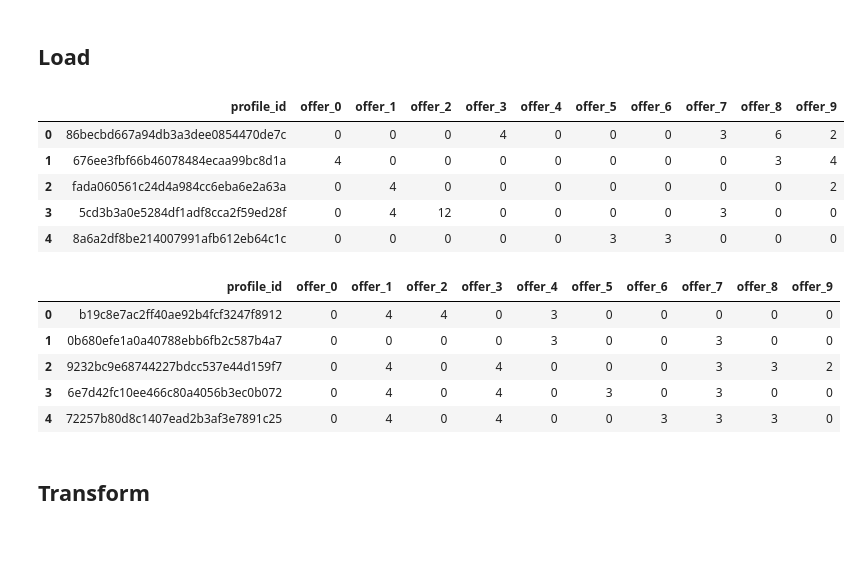
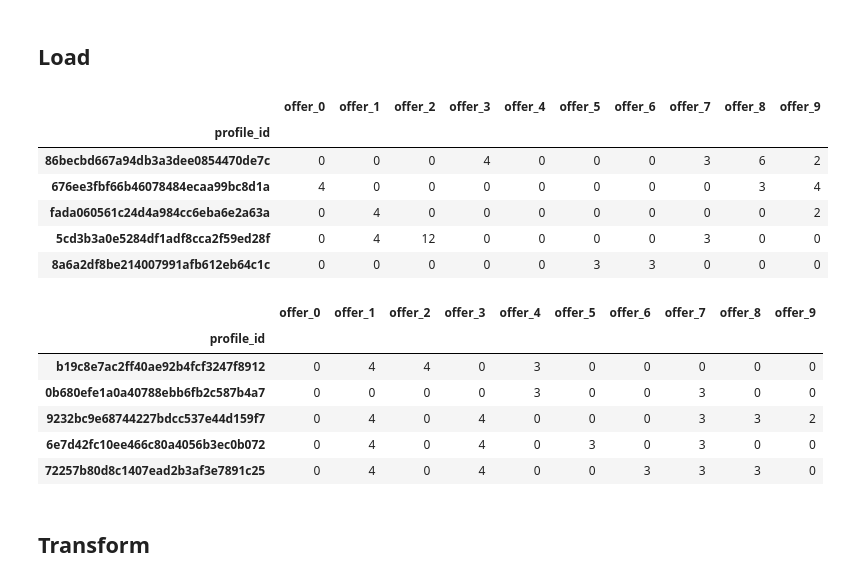
Before and after one commit to seobando/UDACITY_AWSML, a Jupyter notebook: 5-capstone-project/notebooks/model_collaborative_filters_mahalanobis.ipynb, the cells around one changed output. Saved outputs shown, nothing was run; the diff lists cells and outputs as text; code cells hidden in the pictures; blank space fills up the shorter version.

```diff
--- a/5-capstone-project/notebooks/model_collaborative_filters_mahalanobis.ipynb
+++ b/5-capstone-project/notebooks/model_collaborative_filters_mahalanobis.ipynb
@@ -58,25 +51,27 @@ def fill_test_values(test_data, train_data):
 # %% [markdown]
 ## Load
 # %%
-train = pd.read_csv("../data/train/user_item.csv")
+train = pd.read_csv("../data/train/user_item.csv").set_index("profile_id")
 train.head()
 # %% [output]
-|  | profile_id | offer_0 | offer_1 | offer_2 | offer_3 | offer_4 | offer_5 | offer_6 | offer_7 | offer_8 | offer_9 |
-| 0 | 86becbd667a94db3a3dee0854470de7c | 0 | 0 | 0 | 4 | 0 | 0 | 0 | 3 | 6 | 2 |
-| 1 | 676ee3fbf66b46078484ecaa99bc8d1a | 4 | 0 | 0 | 0 | 0 | 0 | 0 | 0 | 3 | 4 |
-| 2 | fada060561c24d4a984cc6eba6e2a63a | 0 | 4 | 0 | 0 | 0 | 0 | 0 | 0 | 0 | 2 |
-| 3 | 5cd3b3a0e5284df1adf8cca2f59ed28f | 0 | 4 | 12 | 0 | 0 | 0 | 0 | 3 | 0 | 0 |
-| 4 | 8a6a2df8be214007991afb612eb64c1c | 0 | 0 | 0 | 0 | 0 | 3 | 3 | 0 | 0 | 0 |
+|  | offer_0 | offer_1 | offer_2 | offer_3 | offer_4 | offer_5 | offer_6 | offer_7 | offer_8 | offer_9 |
+| profile_id |  |  |  |  |  |  |  |  |  |  |
+| 86becbd667a94db3a3dee0854470de7c | 0 | 0 | 0 | 4 | 0 | 0 | 0 | 3 | 6 | 2 |
+| 676ee3fbf66b46078484ecaa99bc8d1a | 4 | 0 | 0 | 0 | 0 | 0 | 0 | 0 | 3 | 4 |
+| fada060561c24d4a984cc6eba6e2a63a | 0 | 4 | 0 | 0 | 0 | 0 | 0 | 0 | 0 | 2 |
+| 5cd3b3a0e5284df1adf8cca2f59ed28f | 0 | 4 | 12 | 0 | 0 | 0 | 0 | 3 | 0 | 0 |
+| 8a6a2df8be214007991afb612eb64c1c | 0 | 0 | 0 | 0 | 0 | 3 | 3 | 0 | 0 | 0 |
 # %%
-test = pd.read_csv("../data/test/user_item.csv")
+test = pd.read_csv("../data/test/user_item.csv").set_index("profile_id")
 test.head()
 # %% [output]
-|  | profile_id | offer_0 | offer_1 | offer_2 | offer_3 | offer_4 | offer_5 | offer_6 | offer_7 | offer_8 | offer_9 |
-| 0 | b19c8e7ac2ff40ae92b4fcf3247f8912 | 0 | 4 | 4 | 0 | 3 | 0 | 0 | 0 | 0 | 0 |
-| 1 | 0b680efe1a0a40788ebb6fb2c587b4a7 | 0 | 0 | 0 | 0 | 3 | 0 | 0 | 3 | 0 | 0 |
-| 2 | 9232bc9e68744227bdcc537e44d159f7 | 0 | 4 | 0 | 4 | 0 | 0 | 0 | 3 | 3 | 2 |
-| 3 | 6e7d42fc10ee466c80a4056b3ec0b072 | 0 | 4 | 0 | 4 | 0 | 3 | 0 | 3 | 0 | 0 |
-| 4 | 72257b80d8c1407ead2b3af3e7891c25 | 0 | 4 | 0 | 4 | 0 | 0 | 3 | 3 | 3 | 0 |
+|  | offer_0 | offer_1 | offer_2 | offer_3 | offer_4 | offer_5 | offer_6 | offer_7 | offer_8 | offer_9 |
+| profile_id |  |  |  |  |  |  |  |  |  |  |
+| b19c8e7ac2ff40ae92b4fcf3247f8912 | 0 | 4 | 4 | 0 | 3 | 0 | 0 | 0 | 0 | 0 |
+| 0b680efe1a0a40788ebb6fb2c587b4a7 | 0 | 0 | 0 | 0 | 3 | 0 | 0 | 3 | 0 | 0 |
+| 9232bc9e68744227bdcc537e44d159f7 | 0 | 4 | 0 | 4 | 0 | 0 | 0 | 3 | 3 | 2 |
+| 6e7d42fc10ee466c80a4056b3ec0b072 | 0 | 4 | 0 | 4 | 0 | 3 | 0 | 3 | 0 | 0 |
+| 72257b80d8c1407ead2b3af3e7891c25 | 0 | 4 | 0 | 4 | 0 | 0 | 3 | 3 | 3 | 0 |
 # %% [markdown]
 ## Transform
 # %%
```
Also changed, not shown: parts of 4 cells of this notebook, 1 other file.
